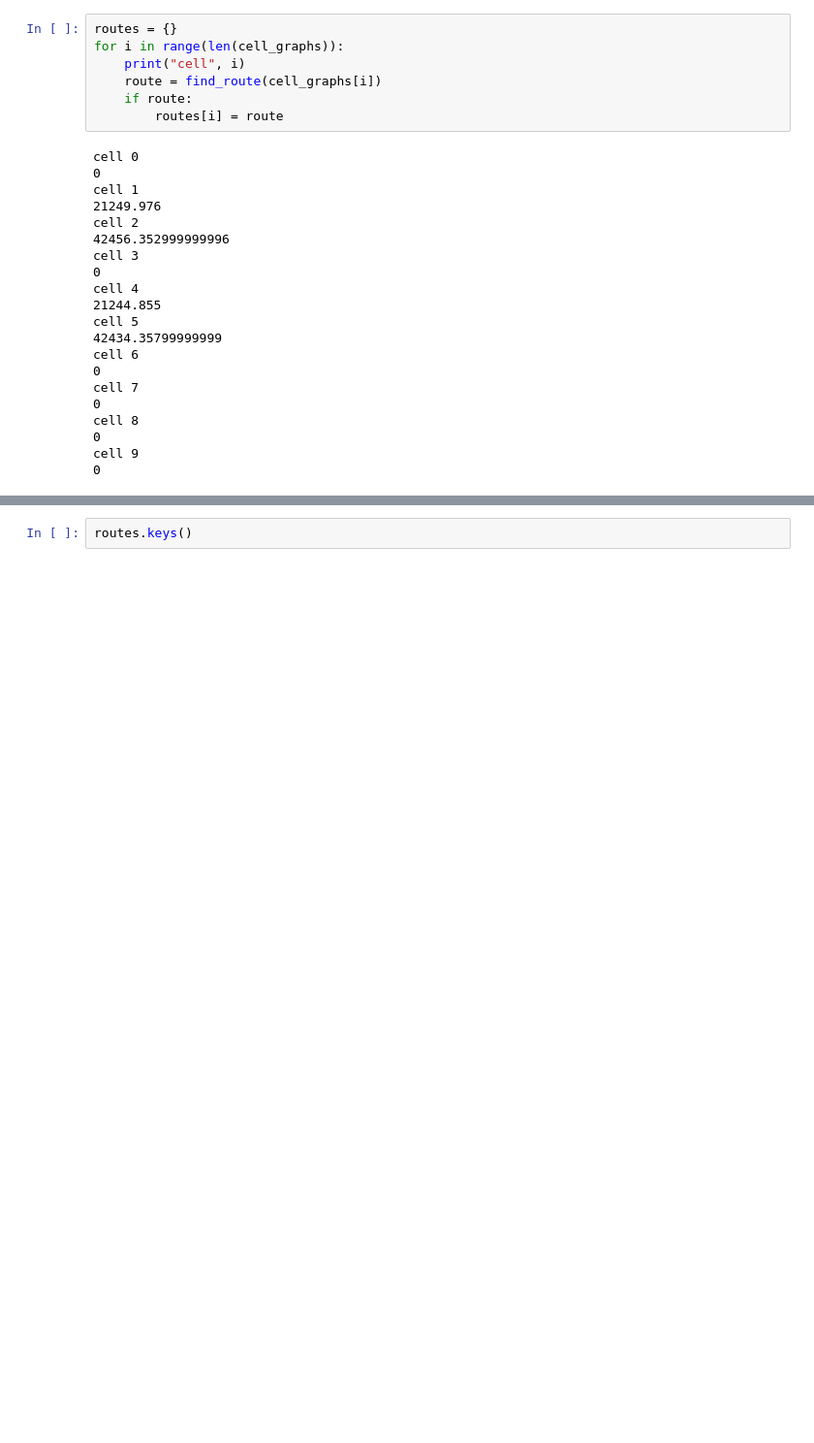
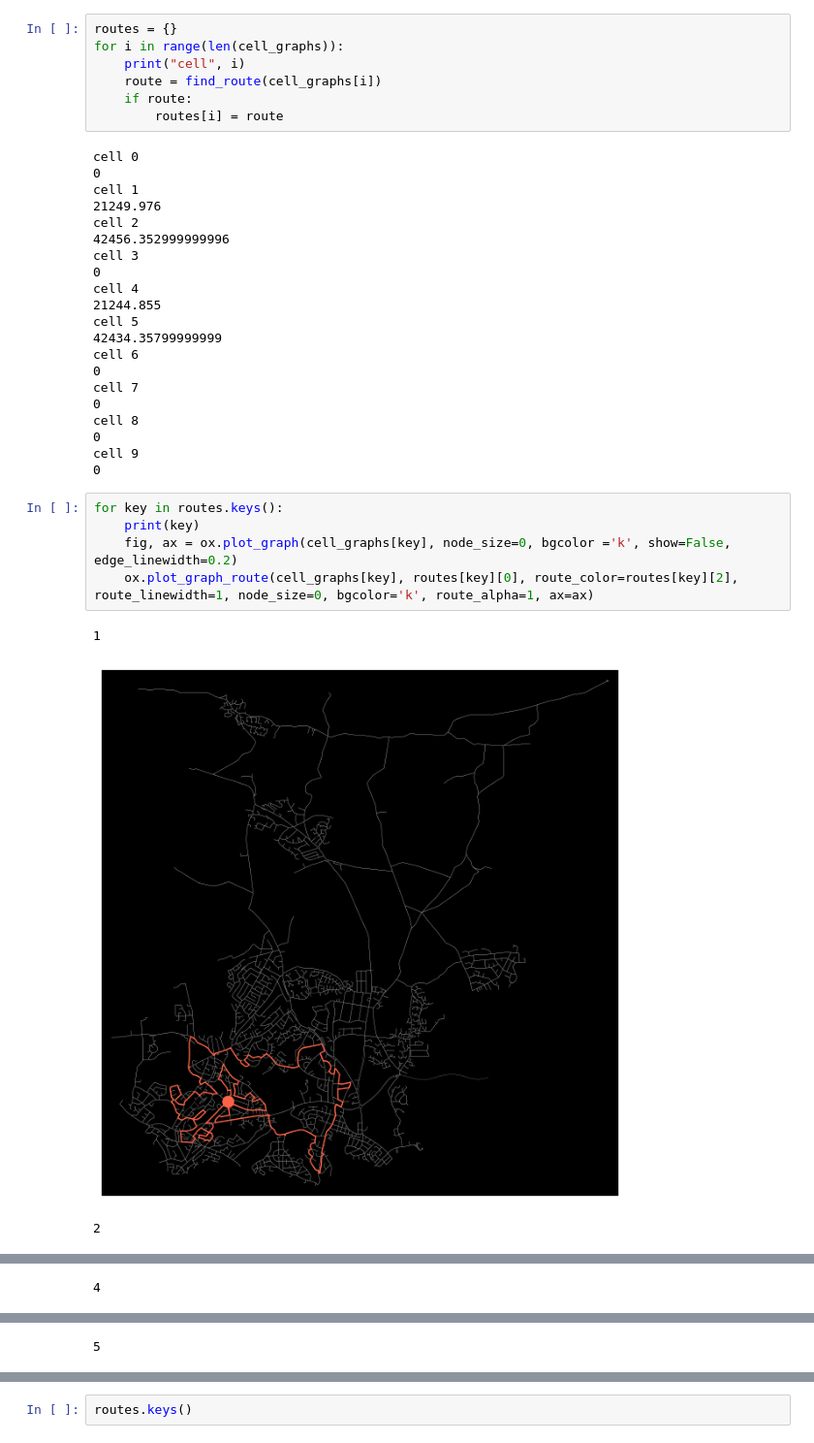
Before and after one commit to congrendai/NDA_CW2, a Jupyter notebook: NDA_CW2.ipynb, the cells around one changed output, grey strips where cells are left out. Shown at 97% size. Drawn from its saved outputs; the diff is of its cells as text; blank space fills up the shorter version.

```diff
--- a/NDA_CW2.ipynb
+++ b/NDA_CW2.ipynb
@@ -674,3 +674,12 @@ cell 8
 0
 cell 9
 0
+# %%
+for key in routes.keys():
+    print(key)
+    fig, ax = ox.plot_graph(cell_graphs[key], node_size=0, bgcolor ='k', show=False, edge_linewidth=0.2)
+    ox.plot_graph_route(cell_graphs[key], routes[key][0], route_color=routes[key][2], route_linewidth=1, node_size=0, bgcolor='k', route_alpha=1, ax=ax)
+# %% [output]
+1
+[figure, added]
+2
@@ -676,0 +687 @@ cell 9
+4
@@ -676,0 +689 @@ cell 9
+5
```
Also changed, not shown: parts of 2 cells of this notebook.
